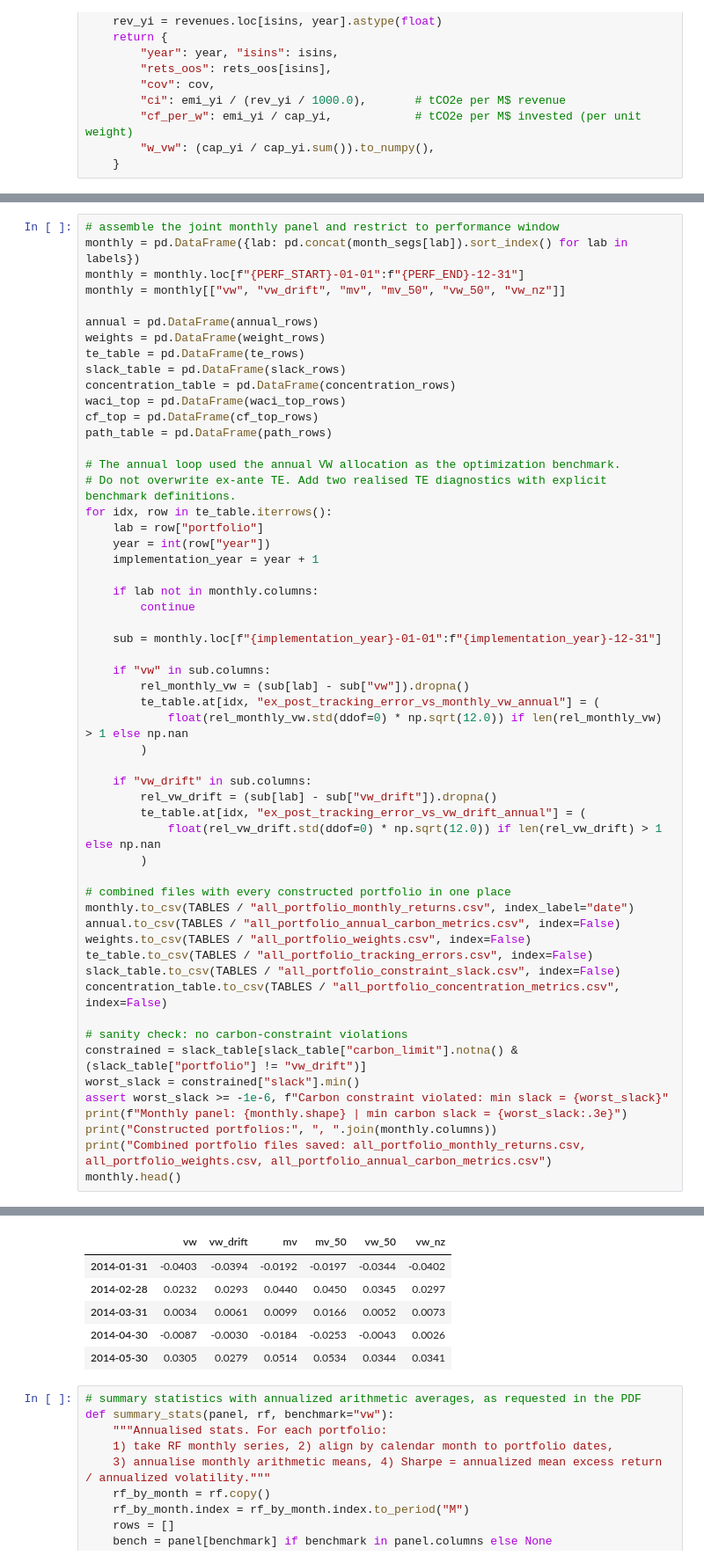
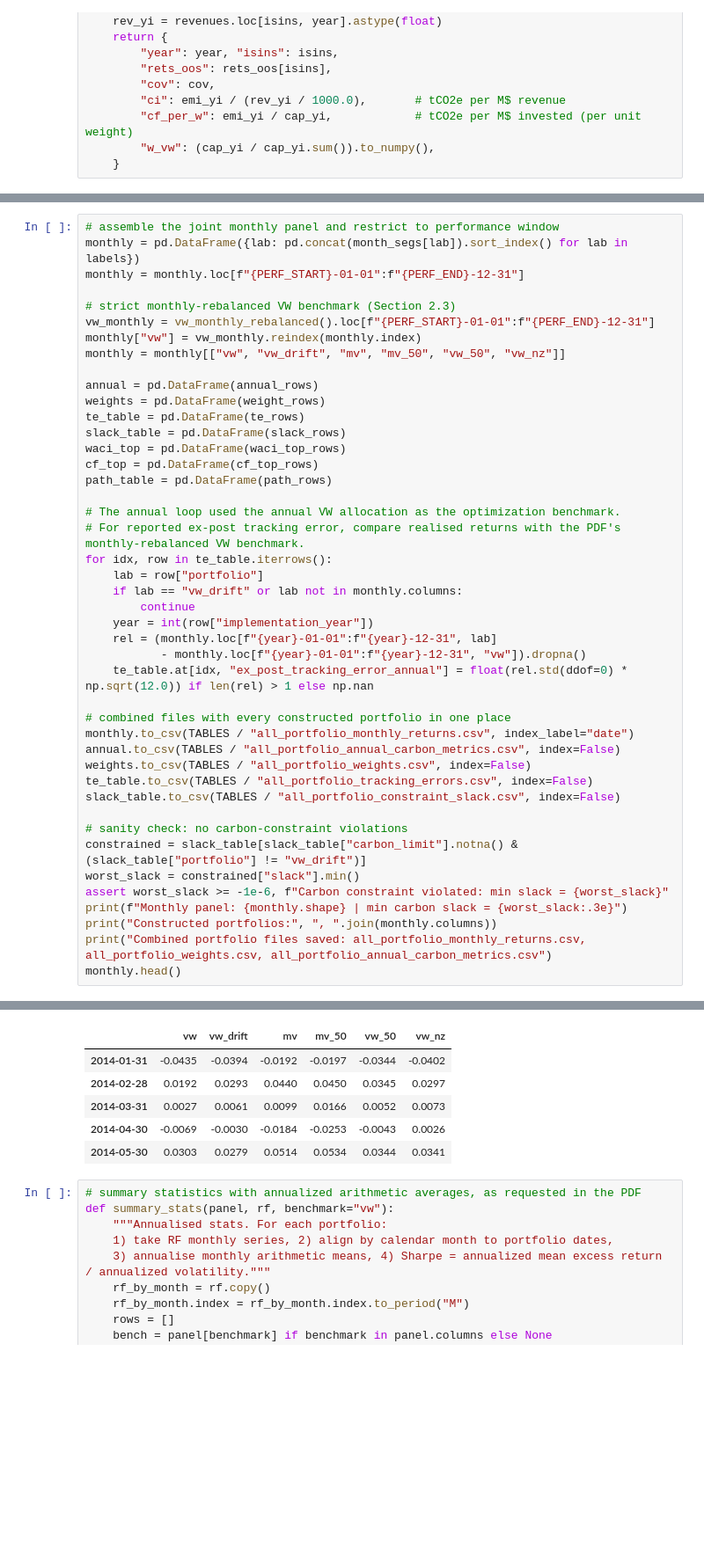
Before and after one commit to saadsch/SAAM-Project, a Jupyter notebook: SAAM_NOTEBOOK.ipynb, the cells around one changed output, grey strips where cells are left out. Shown at 88% size. Cells and saved outputs as stored; diff of their text form; blank space fills up the shorter version.

```diff
--- a/SAAM_NOTEBOOK.ipynb
+++ b/SAAM_NOTEBOOK.ipynb
@@ -546,40 +500,30 @@ Annual loop done.
 # assemble the joint monthly panel and restrict to performance window
 monthly = pd.DataFrame({lab: pd.concat(month_segs[lab]).sort_index() for lab in labels})
 monthly = monthly.loc[f"{PERF_START}-01-01":f"{PERF_END}-12-31"]
+
+# strict monthly-rebalanced VW benchmark (Section 2.3)
+vw_monthly = vw_monthly_rebalanced().loc[f"{PERF_START}-01-01":f"{PERF_END}-12-31"]
+monthly["vw"] = vw_monthly.reindex(monthly.index)
 monthly = monthly[["vw", "vw_drift", "mv", "mv_50", "vw_50", "vw_nz"]]
 
 annual = pd.DataFrame(annual_rows)
 weights = pd.DataFrame(weight_rows)
 te_table = pd.DataFrame(te_rows)
 slack_table = pd.DataFrame(slack_rows)
-concentration_table = pd.DataFrame(concentration_rows)
 waci_top = pd.DataFrame(waci_top_rows)
 cf_top = pd.DataFrame(cf_top_rows)
 path_table = pd.DataFrame(path_rows)
 
 # The annual loop used the annual VW allocation as the optimization benchmark.
-# Do not overwrite ex-ante TE. Add two realised TE diagnostics with explicit benchmark definitions.
+# For reported ex-post tracking error, compare realised returns with the PDF's monthly-rebalanced VW benchmark.
 for idx, row in te_table.iterrows():
     lab = row["portfolio"]
-    year = int(row["year"])
-    implementation_year = year + 1
-
-    if lab not in monthly.columns:
+    if lab == "vw_drift" or lab not in monthly.columns:
         continue
-
-    sub = monthly.loc[f"{implementation_year}-01-01":f"{implementation_year}-12-31"]
-
-    if "vw" in sub.columns:
-        rel_monthly_vw = (sub[lab] - sub["vw"]).dropna()
-        te_table.at[idx, "ex_post_tracking_error_vs_monthly_vw_annual"] = (
-            float(rel_monthly_vw.std(ddof=0) * np.sqrt(12.0)) if len(rel_monthly_vw) > 1 else np.nan
-        )
-
-    if "vw_drift" in sub.columns:
-        rel_vw_drift = (sub[lab] - sub["vw_drift"]).dropna()
-        te_table.at[idx, "ex_post_tracking_error_vs_vw_drift_annual"] = (
-            float(rel_vw_drift.std(ddof=0) * np.sqrt(12.0)) if len(rel_vw_drift) > 1 else np.nan
-        )
+    year = int(row["implementation_year"])
+    rel = (monthly.loc[f"{year}-01-01":f"{year}-12-31", lab]
+           - monthly.loc[f"{year}-01-01":f"{year}-12-31", "vw"]).dropna()
+    te_table.at[idx, "ex_post_tracking_error_annual"] = float(rel.std(ddof=0) * np.sqrt(12.0)) if len(rel) > 1 else np.nan
 
 # combined files with every constructed portfolio in one place
 monthly.to_csv(TABLES / "all_portfolio_monthly_returns.csv", index_label="date")
@@ -587,7 +531,6 @@ annual.to_csv(TABLES / "all_portfolio_annual_carbon_metrics.csv", index=False)
 weights.to_csv(TABLES / "all_portfolio_weights.csv", index=False)
 te_table.to_csv(TABLES / "all_portfolio_tracking_errors.csv", index=False)
 slack_table.to_csv(TABLES / "all_portfolio_constraint_slack.csv", index=False)
-concentration_table.to_csv(TABLES / "all_portfolio_concentration_metrics.csv", index=False)
 
 # sanity check: no carbon-constraint violations
 constrained = slack_table[slack_table["carbon_limit"].notna() & (slack_table["portfolio"] != "vw_drift")]
@@ -602,11 +545,11 @@ Monthly panel: (144, 6) | min carbon slack = -3.126e-13
 Constructed portfolios: vw, vw_drift, mv, mv_50, vw_50, vw_nz
 Combined portfolio files saved: all_portfolio_monthly_returns.csv, all_portfolio_weights.csv, all_portfolio_annual_carbon_metrics.csv
 |  | vw | vw_drift | mv | mv_50 | vw_50 | vw_nz |
-| 2014-01-31 | -0.0403 | -0.0394 | -0.0192 | -0.0197 | -0.0344 | -0.0402 |
-| 2014-02-28 | 0.0232 | 0.0293 | 0.0440 | 0.0450 | 0.0345 | 0.0297 |
-| 2014-03-31 | 0.0034 | 0.0061 | 0.0099 | 0.0166 | 0.0052 | 0.0073 |
-| 2014-04-30 | -0.0087 | -0.0030 | -0.0184 | -0.0253 | -0.0043 | 0.0026 |
-| 2014-05-30 | 0.0305 | 0.0279 | 0.0514 | 0.0534 | 0.0344 | 0.0341 |
+| 2014-01-31 | -0.0435 | -0.0394 | -0.0192 | -0.0197 | -0.0344 | -0.0402 |
+| 2014-02-28 | 0.0192 | 0.0293 | 0.0440 | 0.0450 | 0.0345 | 0.0297 |
+| 2014-03-31 | 0.0027 | 0.0061 | 0.0099 | 0.0166 | 0.0052 | 0.0073 |
+| 2014-04-30 | -0.0069 | -0.0030 | -0.0184 | -0.0253 | -0.0043 | 0.0026 |
+| 2014-05-30 | 0.0303 | 0.0279 | 0.0514 | 0.0534 | 0.0344 | 0.0341 |
 # %%
 # summary statistics with annualized arithmetic averages, as requested in the PDF
 def summary_stats(panel, rf, benchmark="vw"):
```
Also changed, not shown: parts of 17 cells of this notebook, 23 other files.
